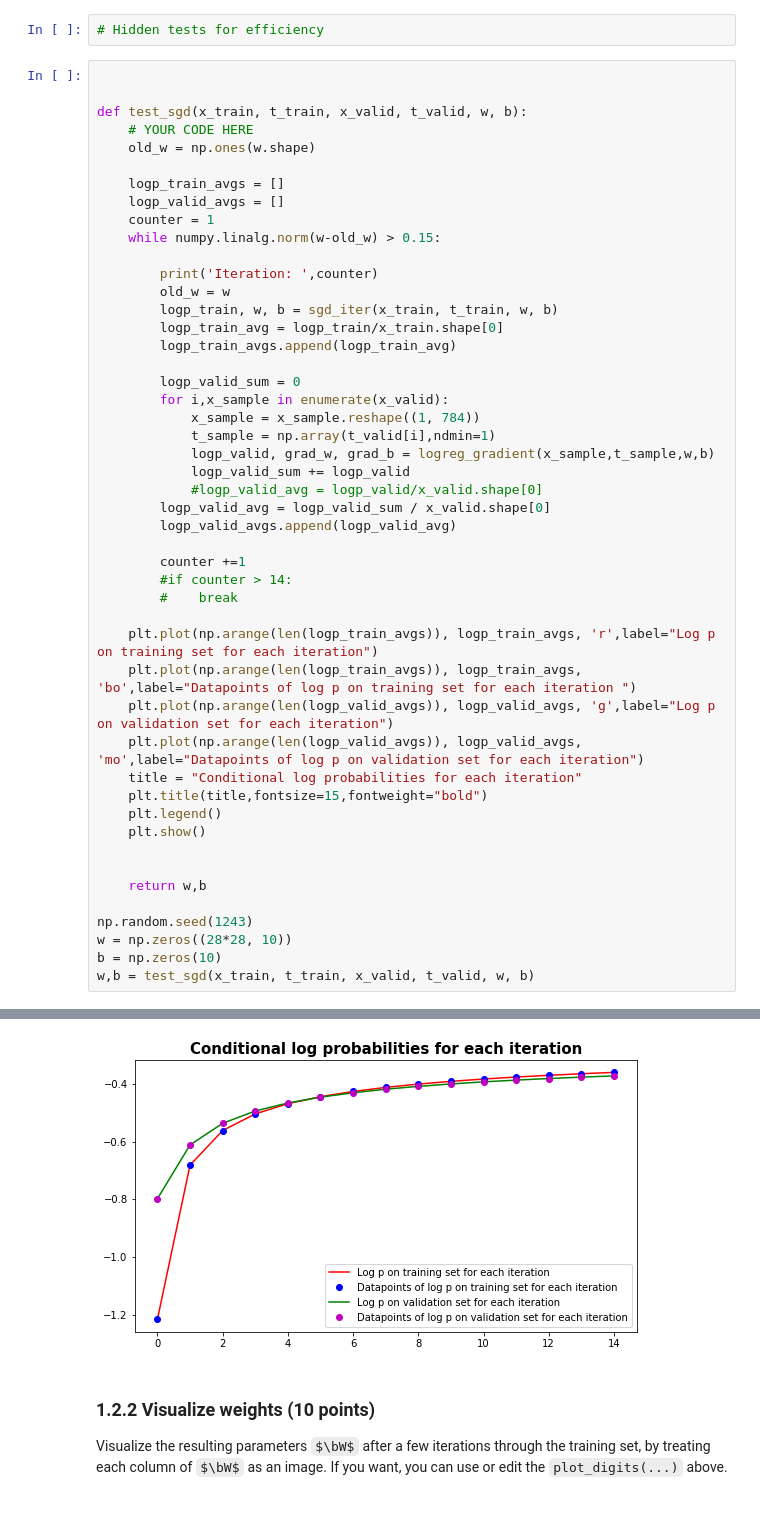
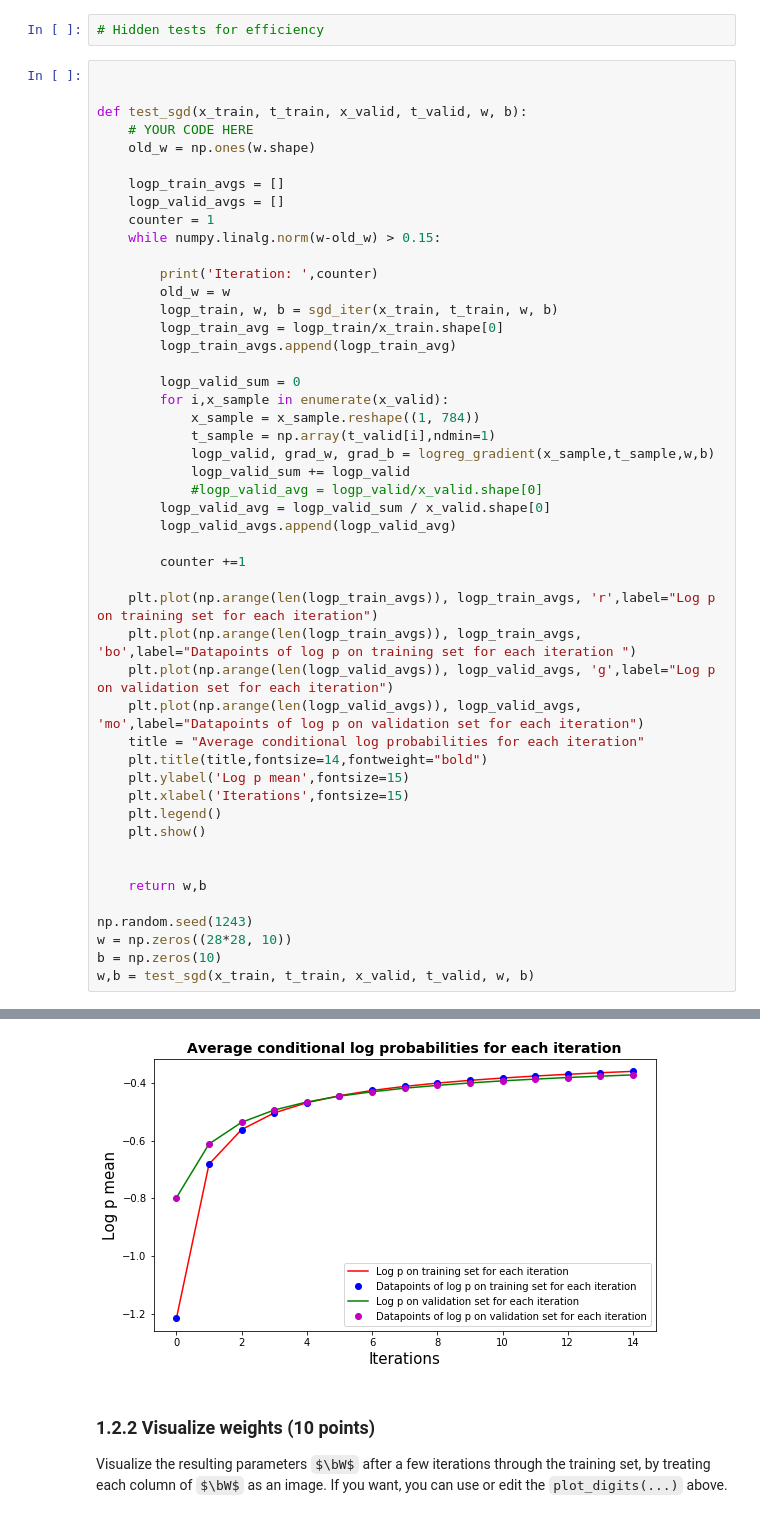
Before and after one commit to ML77777/ML1-18, a Jupyter notebook: Marvin/lab2.ipynb, the cells around one changed output, grey strips where cells are left out. Drawn from its saved outputs; the diff is of its cells as text; some formulas as TeX source.

```diff
--- a/Marvin/lab2.ipynb
+++ b/Marvin/lab2.ipynb
@@ -491,42 +489,42 @@ def test_sgd(x_train, t_train, x_valid, t_valid, w, b):
         logp_valid_avgs.append(logp_valid_avg)
 
         counter +=1
-        #if counter > 14:
-        #    break
 
     plt.plot(np.arange(len(logp_train_avgs)), logp_train_avgs, 'r',label="Log p on training set for each iteration")
     plt.plot(np.arange(len(logp_train_avgs)), logp_train_avgs, 'bo',label="Datapoints of log p on training set for each iteration ")
     plt.plot(np.arange(len(logp_valid_avgs)), logp_valid_avgs, 'g',label="Log p on validation set for each iteration")
     plt.plot(np.arange(len(logp_valid_avgs)), logp_valid_avgs, 'mo',label="Datapoints of log p on validation set for each iteration")
-    title = "Conditional log probabilities for each iteration"
-    plt.title(title,fontsize=15,fontweight="bold")
+    title = "Average conditional log probabilities for each iteration"
+    plt.title(title,fontsize=14,fontweight="bold")
+    plt.ylabel('Log p mean',fontsize=15)
+    plt.xlabel('Iterations',fontsize=15)
     plt.legend()
     plt.show()
 
 
     return w,b
 
 np.random.seed(1243)
 w = np.zeros((28*28, 10))
 b = np.zeros(10)
 w,b = test_sgd(x_train, t_train, x_valid, t_valid, w, b)
 # %% [output]
 Iteration:  1
 Iteration:  2
 Iteration:  3
 Iteration:  4
 Iteration:  5
 Iteration:  6
 Iteration:  7
 Iteration:  8
 Iteration:  9
 Iteration:  10
 Iteration:  11
 Iteration:  12
 Iteration:  13
 Iteration:  14
 Iteration:  15
-[figure, old version]
+[figure, new version]
 # %% [markdown]
 ### 1.2.2 Visualize weights (10 points)
 Visualize the resulting parameters $\bW$ after a few iterations through the training set, by treating each column of $\bW$ as an image. If you want, you can use or edit the `plot_digits(...)` above.
```
Also changed, not shown: parts of 7 cells of this notebook, 1 other file.
